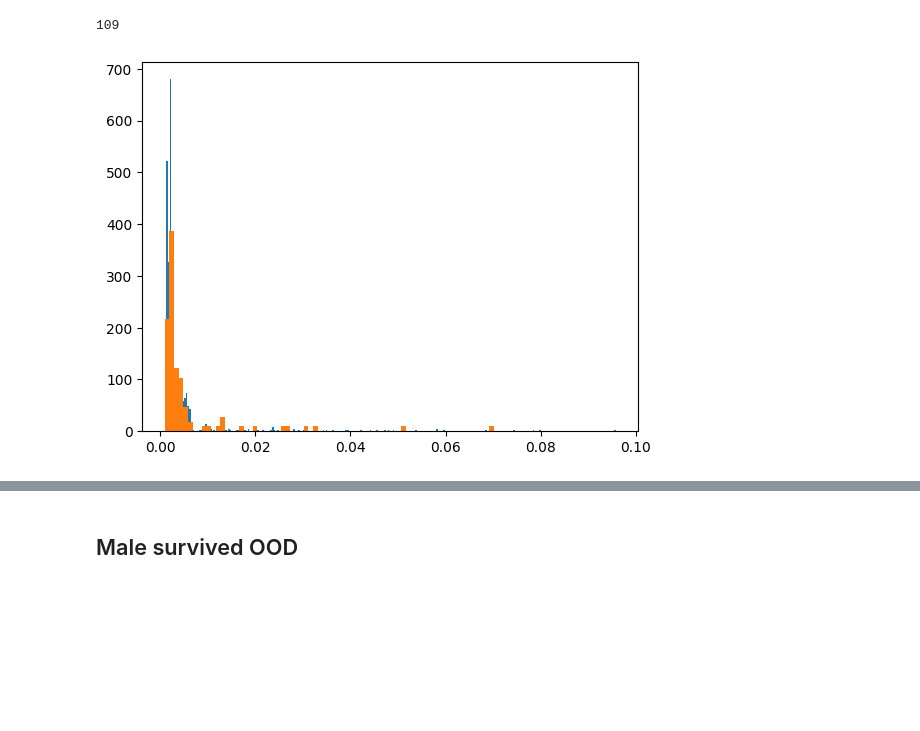
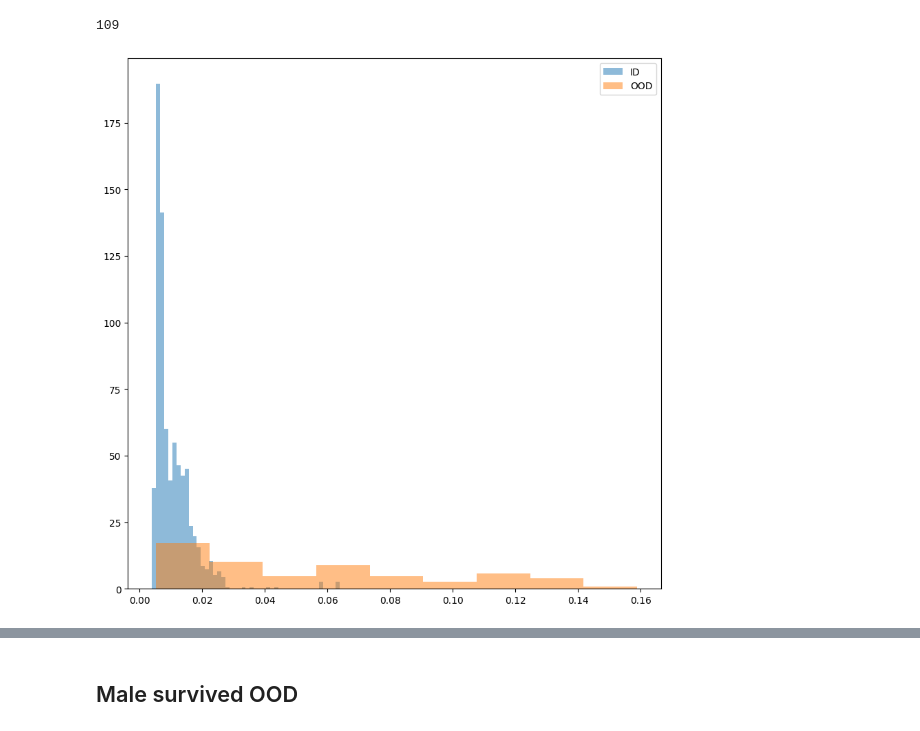
Before and after one commit to RUrlus/PointPredictionUncertainty, a Jupyter notebook: notebooks/titanic.ipynb, the cells around one changed output, grey strips where cells are left out. Saved outputs shown, nothing was run; the diff lists cells and outputs as text; code cells hidden in the pictures; blank space fills up the shorter version.

```diff
--- a/notebooks/titanic.ipynb
+++ b/notebooks/titanic.ipynb
@@ -50,3 +55,5 @@ test_data.head()
 # %%
 full = pd.concat([train_data, test_data],axis=0)
-full.head()
+
+full["Age"] = full["Age"].fillna(full["Age"].mean())
+full["Survived"] = full["Survived"].fillna(0)
@@ -252,6 +297,22 @@ X_ID = X_ID.drop("Sex_male", axis=1).to_numpy()
 y_ID = y_ID.to_numpy()
 
 y_ID = np.eye(3)[y_ID - 1]
+# %%
+num_rows = 1
+
+random_rows_indices = np.random.choice(X_OOD.shape[0], size=num_rows, replace=False)
+
+# 获取随机行
+random_rows_X = X_OOD[random_rows_indices]
+random_rows_y = y_OOD[random_rows_indices]
+
+# 将随机行添加到 arr2
+X_ID = np.concatenate((X_ID, random_rows_X), axis=0)
+y_ID = np.concatenate((y_ID, random_rows_y), axis=0)
+
+# 从 arr1 中删除随机行
+X_OOD = np.delete(X_OOD, random_rows_indices, axis=0)
+y_OOD = np.delete(y_OOD, random_rows_indices, axis=0)
 # %%
 classifier = MLP(in_channels=8, hidden_channels=[30, 100, 200, 100, 50, 3], patience=5, frequency=3, lr=1e-2, device="mps")
 # %%
@@ -260,11 +321,13 @@ models = bootstrap(classifier, X_ID, y_ID, 64)
 ID_BI = get_BI(X_ID, models)
 OOD_BI = get_BI(X_OOD, models)
 # %%
-plt.hist(ID_BI, bins="auto", density=True)
-plt.hist(OOD_BI, bins="auto", density=True)
+fig, ax = plt.subplots(figsize=(10, 10))
+ax.hist(ID_BI, alpha=0.5, label='ID', bins="auto", density=True)
+ax.hist(OOD_BI, alpha=0.5, label='OOD', bins="auto", density=True)
+ax.legend()
 plt.show()
 # %% [output]
-[figure, old version]
+[figure, new version]
 # %%
 ID_dirichlet = get_dirichlet(X_ID, models)
 OOD_dirichlet = get_dirichlet(X_OOD, models)
```
Also changed, not shown: parts of 42 cells of this notebook.
